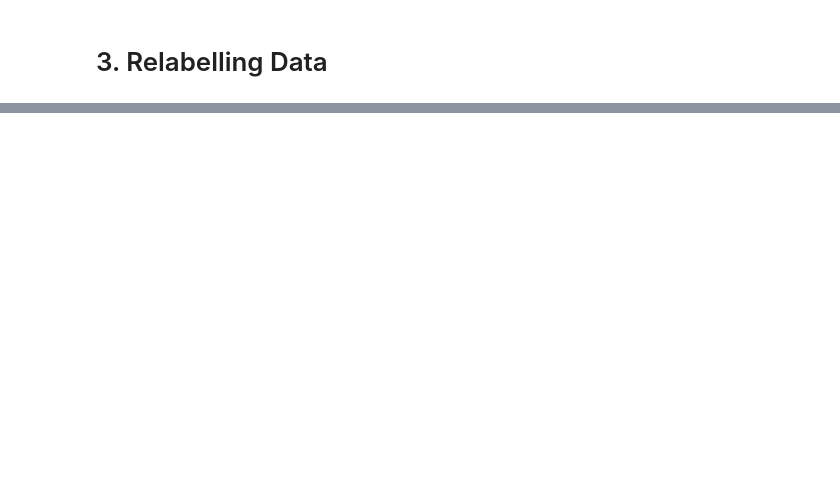
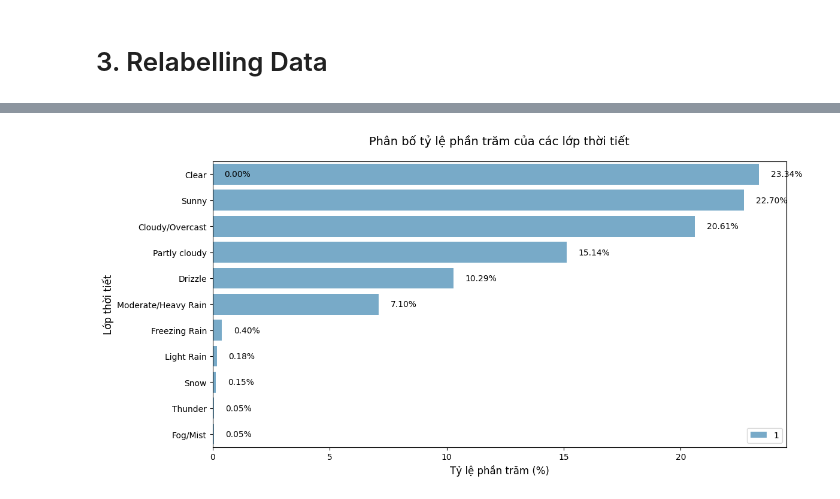
Before and after one commit to votienkhoa/weather-predictor, a Jupyter notebook: I. Handling Raw Data.ipynb, the cells around one changed output, grey strips where cells are left out. Drawn from its saved outputs; the diff is of its cells as text; code cells hidden in the pictures; blank space fills up the shorter version.

```diff
--- a/I. Handling Raw Data.ipynb
+++ b/I. Handling Raw Data.ipynb
@@ -135,0 +172,27 @@ ModuleNotFoundError: No module named 'sentence_transformers'
+# %%
+total_samples = len(df)
+
+class_counts = df['condition'].value_counts()
+class_percentages = (class_counts / total_samples * 100)
+
+plt.figure(figsize=(12, 6))
+bars = sns.barplot(x=class_percentages.values, y=class_percentages.index, palette="Blues", hue=1)
+
+
+for bar in bars.patches:
+    width = bar.get_width()
+    plt.text(width + 0.5, bar.get_y() + bar.get_height()/2, f'{width:.2f}%',
+             ha='left', va='center', fontsize=10, color='black')
+
+
+plt.xlabel('Tỷ lệ phần trăm (%)', fontsize=12)
+plt.ylabel('Lớp thời tiết', fontsize=12)
+plt.title('Phân bố tỷ lệ phần trăm của các lớp thời tiết', fontsize=14, pad=20)
+plt.xticks(fontsize=10)
+plt.yticks(fontsize=10)
+plt.tight_layout()
+
+
+plt.show()
+# %% [output]
+[figure, added]
```
Also changed, not shown: parts of 9 cells of this notebook, 5 other files.
